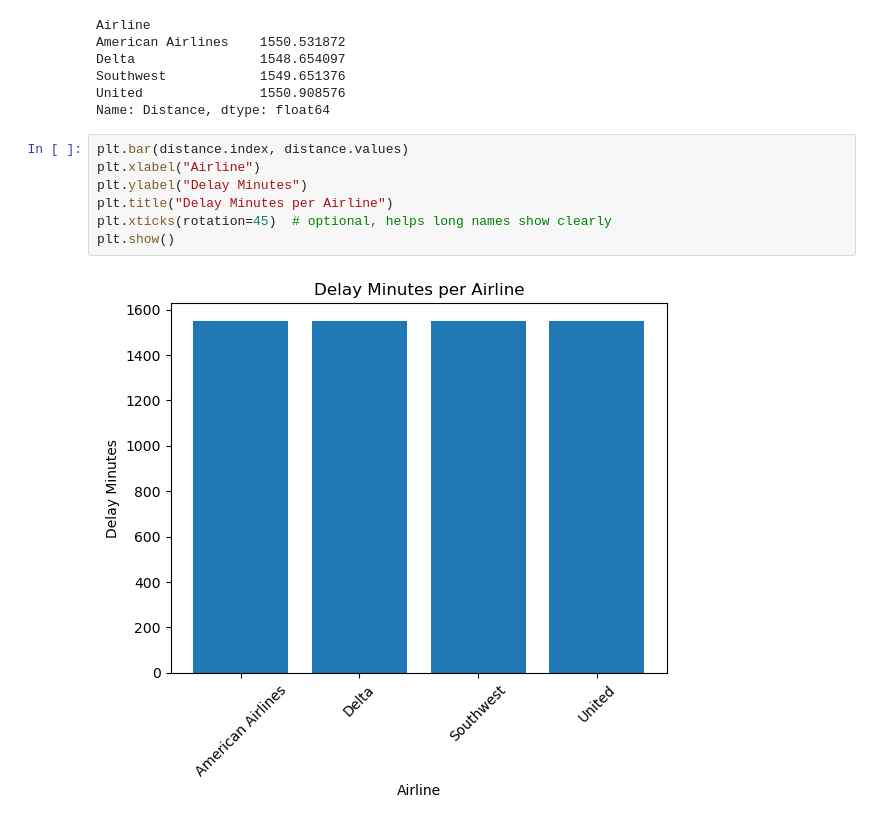
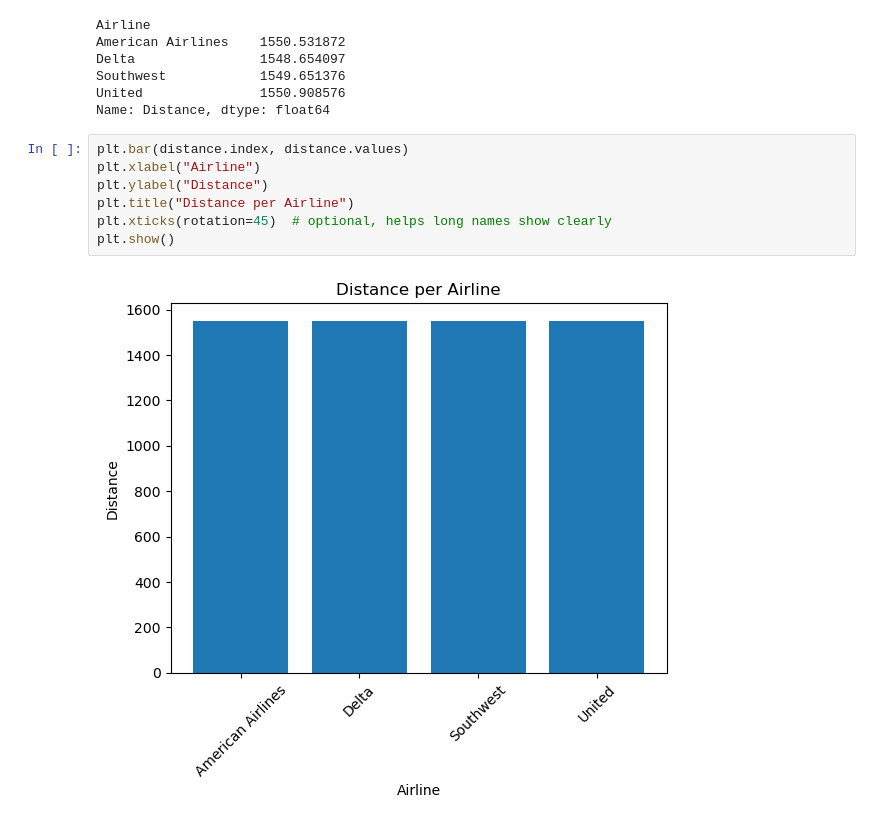
Before and after one commit to achatzieleftheriou/team2, a Jupyter notebook: transformation/csv_marios_tranformation.ipynb, the cells around one changed output. Drawn from its saved outputs; the diff is of its cells as text.

```diff
--- a/transformation/csv_marios_tranformation.ipynb
+++ b/transformation/csv_marios_tranformation.ipynb
@@ -169,9 +214,9 @@ Name: Distance, dtype: float64
 # %%
 plt.bar(distance.index, distance.values)
 plt.xlabel("Airline")
-plt.ylabel("Delay Minutes")
-plt.title("Delay Minutes per Airline")
+plt.ylabel("Distance")
+plt.title("Distance per Airline")
 plt.xticks(rotation=45)  # optional, helps long names show clearly
 plt.show()
 # %% [output]
-[figure, old version]
+[figure, new version]
```
Also changed, not shown: parts of 4 cells of this notebook.
